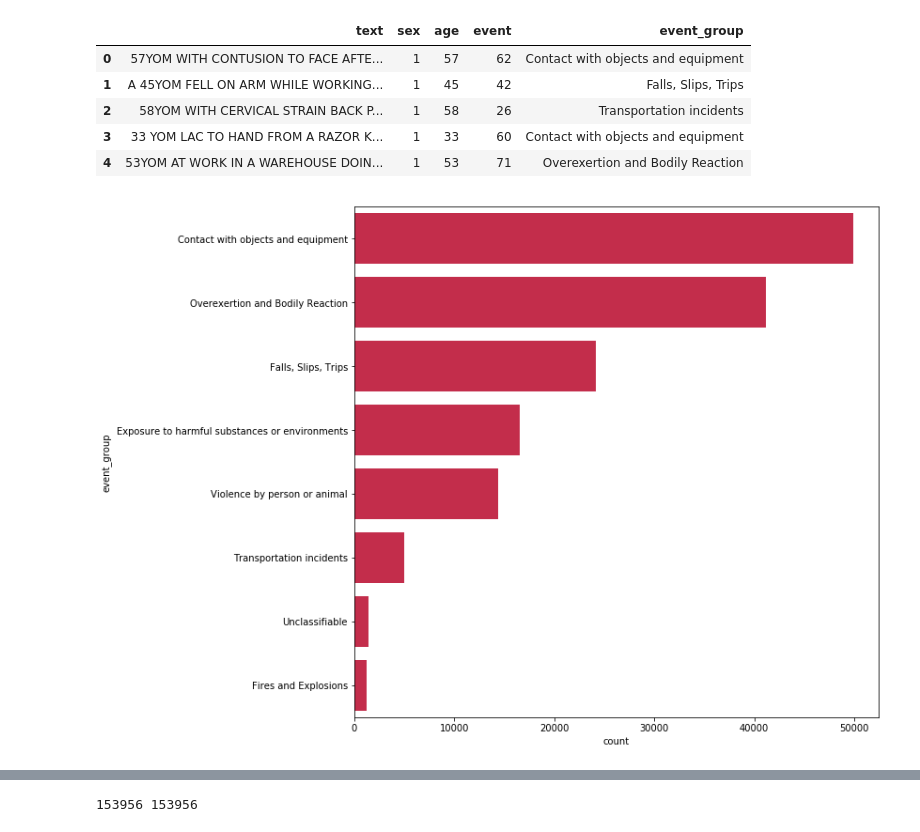
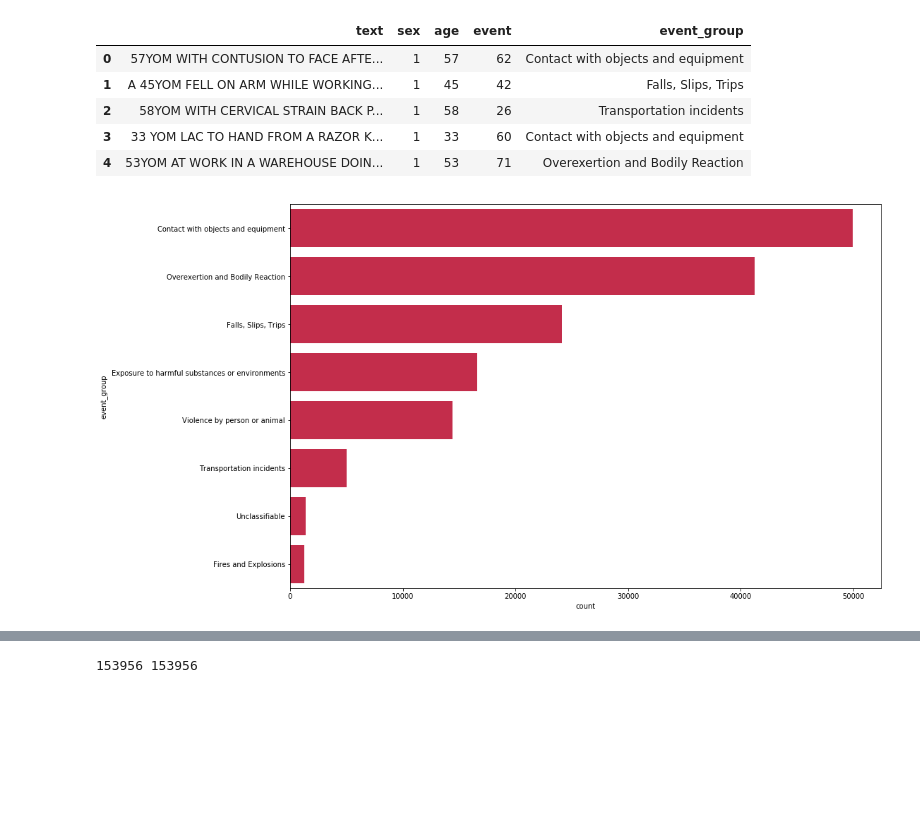
Before and after one commit to kpokrass/occupational_injuries, a Jupyter notebook: injury_classification.ipynb, the cells around one changed output, grey strips where cells are left out. Drawn from its saved outputs; the diff is of its cells as text; code cells hidden in the pictures; blank space fills up the shorter version.

```diff
--- a/injury_classification.ipynb
+++ b/injury_classification.ipynb
@@ -190,13 +190,13 @@ data.head()
 | 3 | 33 YOM LAC TO HAND FROM A RAZOR K... | 1 | 33 | 60 | Contact with objects and equipment |
 | 4 | 53YOM AT WORK IN A WAREHOUSE DOIN... | 1 | 53 | 71 | Overexertion and Bodily Reaction |
 # %%
-fig = plt.figure(figsize=(10,10))
+fig = plt.figure(figsize=(15,10))
 sns.countplot(y='event_group',
               data=data,
               #orient="h",
               order=data.event_group.value_counts().index,
               color='crimson')
 
 plt.show()
 # %% [output]
-[figure, old version]
+[figure, new version]
```
Also changed, not shown: parts of 17 cells of this notebook.
